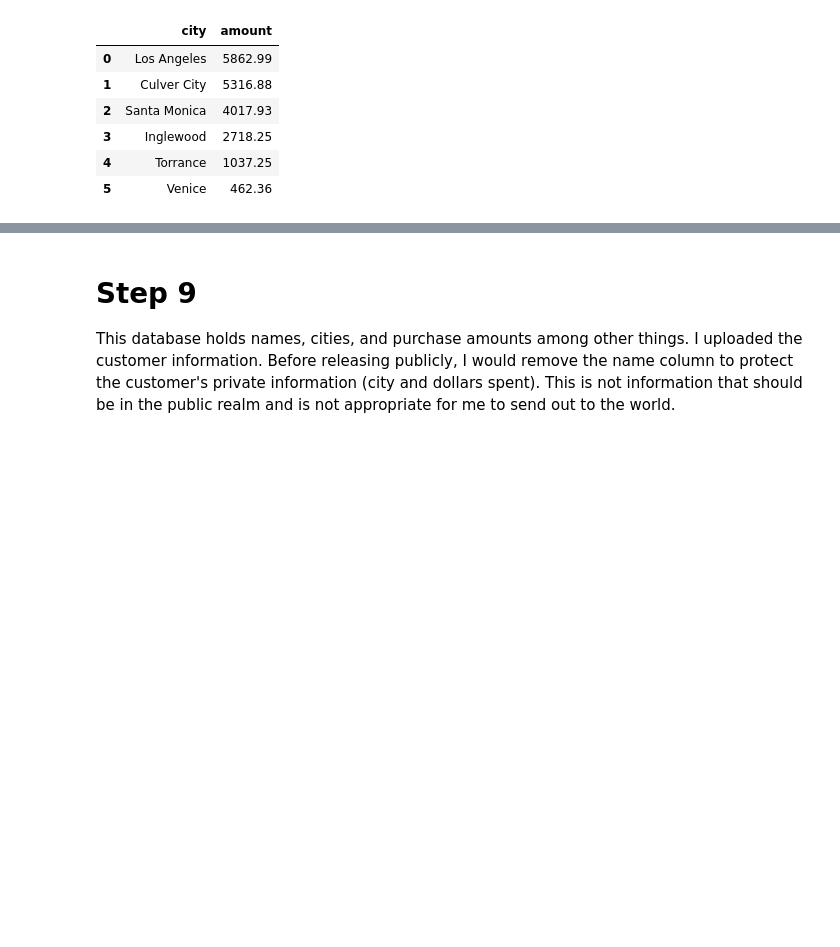
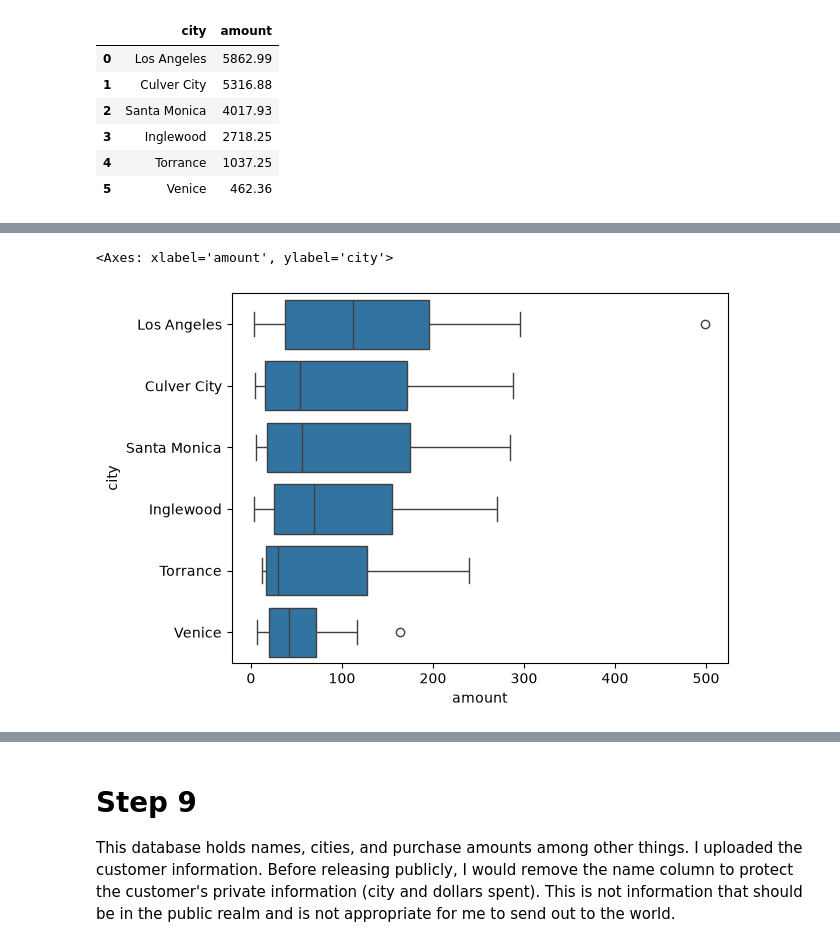
Before and after one commit to acamend/cs82a-portfolio, a Jupyter notebook: module6/Module6Lab1.ipynb, the cells around one changed output, grey strips where cells are left out. Cells and saved outputs as stored; diff of their text form; code cells hidden in the pictures; blank space fills up the shorter version.

```diff
--- a/module6/Module6Lab1.ipynb
+++ b/module6/Module6Lab1.ipynb
@@ -136,0 +195,9 @@ plt.show()
+# %%
+#What are the average sales amount per order per city?
+sns.boxplot(
+    data=df,
+    y="city",
+    x="amount", order=df.sort_values("amount", ascending=False)["city"])
+# %% [output]
+<Axes: xlabel='amount', ylabel='city'>
+[figure, added]
```
Also changed, not shown: parts of 13 cells of this notebook.
